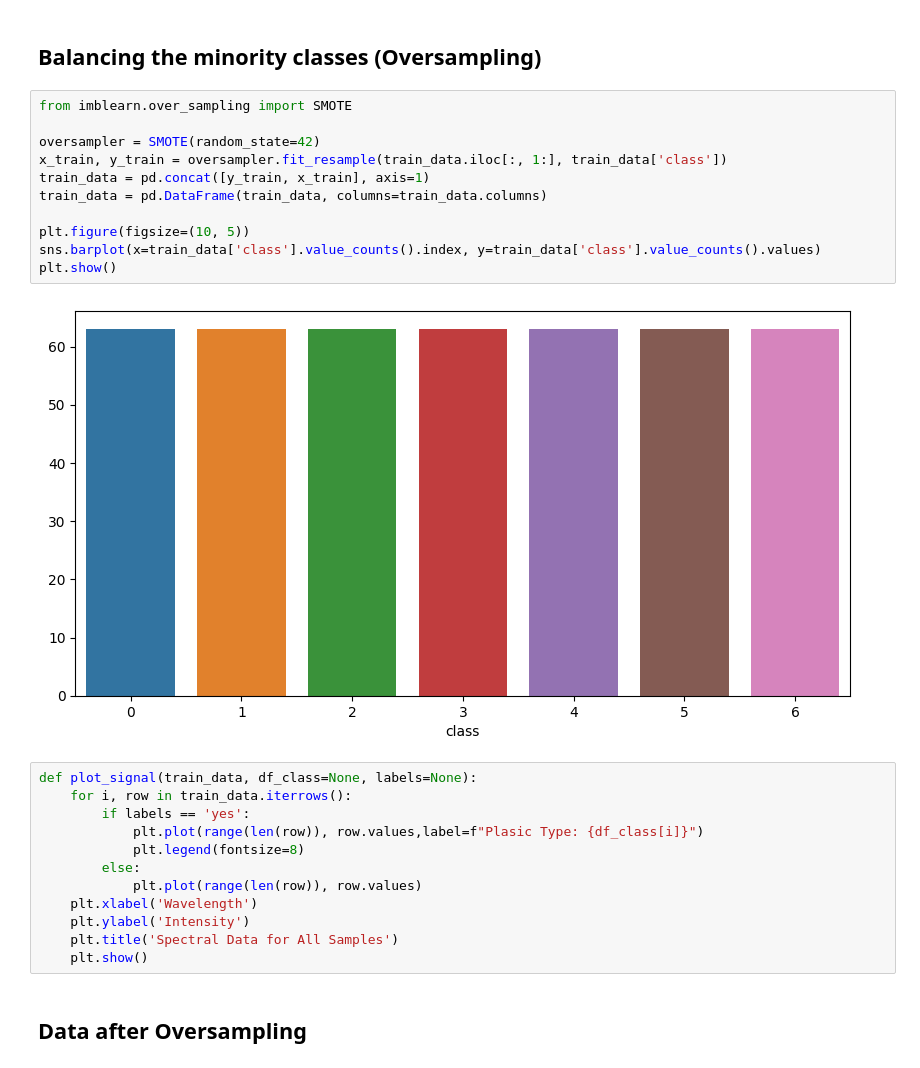
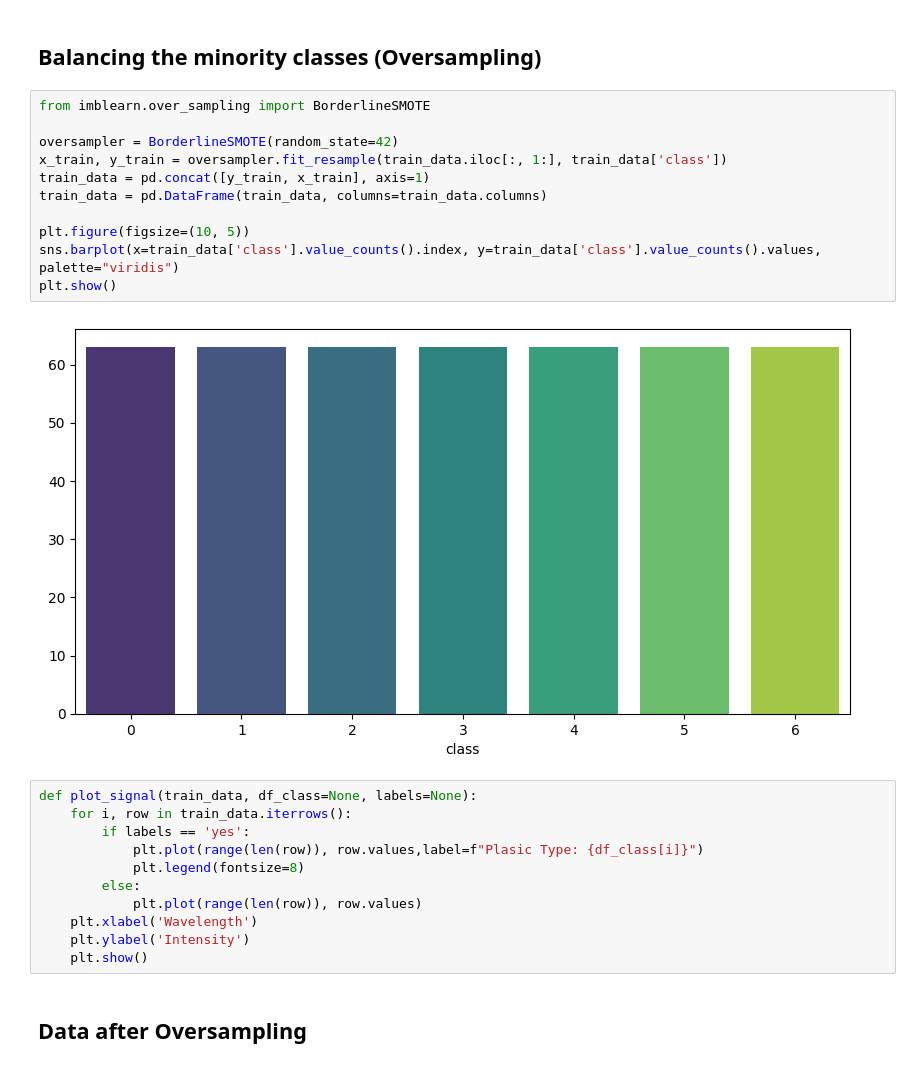
Before and after one commit to AkkuRam/df-project, a Jupyter notebook: data_cleaning.ipynb, the cells around one changed output. Saved outputs shown, nothing was run; the diff lists cells and outputs as text.

```diff
--- a/data_cleaning.ipynb
+++ b/data_cleaning.ipynb
@@ -35,18 +35,18 @@ test_data = test_data.replace(map)
 # %% [markdown]
 ## Balancing the minority classes (Oversampling)
 # %%
-from imblearn.over_sampling import SMOTE
+from imblearn.over_sampling import BorderlineSMOTE
 
-oversampler = SMOTE(random_state=42)
+oversampler = BorderlineSMOTE(random_state=42)
 x_train, y_train = oversampler.fit_resample(train_data.iloc[:, 1:], train_data['class'])
 train_data = pd.concat([y_train, x_train], axis=1)
 train_data = pd.DataFrame(train_data, columns=train_data.columns)
 
 plt.figure(figsize=(10, 5))
-sns.barplot(x=train_data['class'].value_counts().index, y=train_data['class'].value_counts().values)
+sns.barplot(x=train_data['class'].value_counts().index, y=train_data['class'].value_counts().values, palette="viridis")
 plt.show()
 # %% [output]
-[figure, old version]
+[figure, new version]
 # %%
 def plot_signal(train_data, df_class=None, labels=None):
     for i, row in train_data.iterrows():
@@ -57,7 +57,6 @@ def plot_signal(train_data, df_class=None, labels=None):
             plt.plot(range(len(row)), row.values)
     plt.xlabel('Wavelength')
     plt.ylabel('Intensity')
-    plt.title('Spectral Data for All Samples')
     plt.show()
 # %% [markdown]
 ## Data after Oversampling
```
Also changed, not shown: parts of 7 cells of this notebook, 5 other files.
